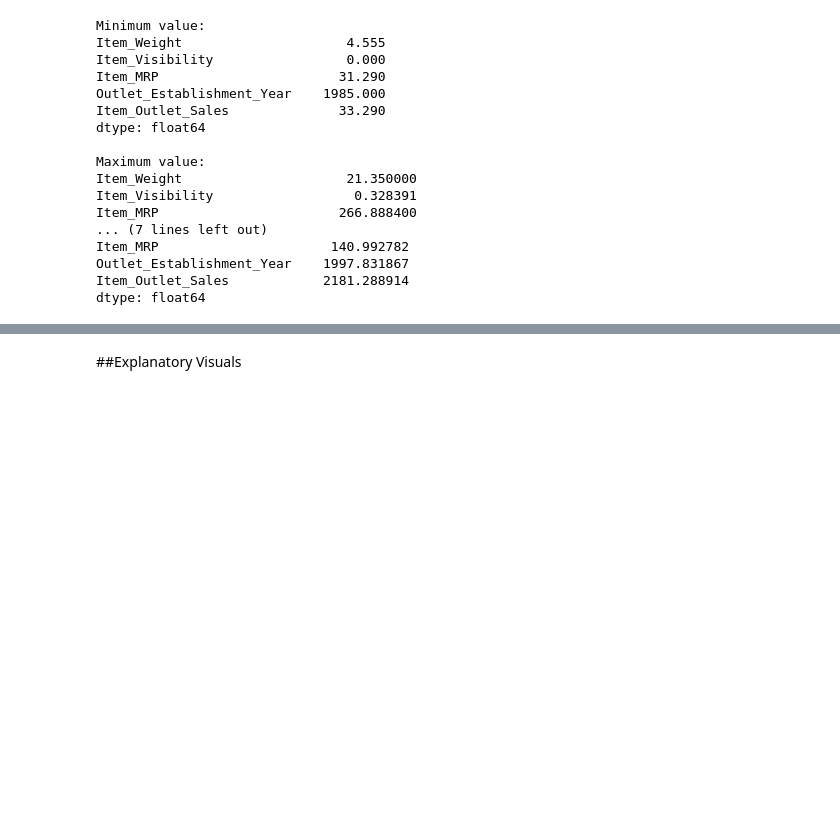
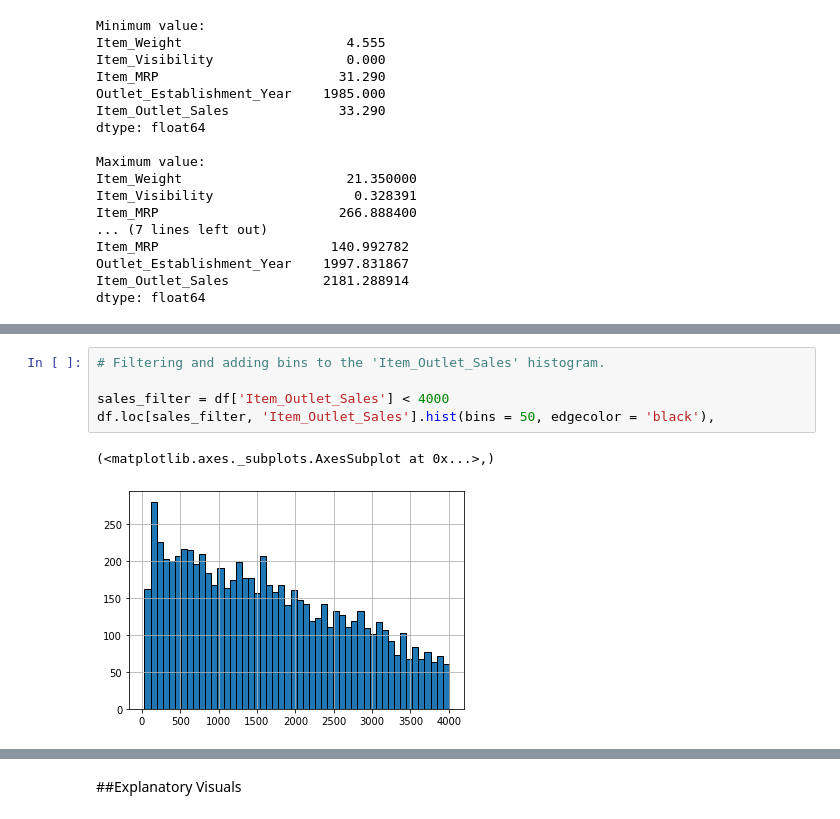
Before and after one commit to JLMuehlbauer/food-sales-prediction, a Jupyter notebook: Project_1_food_sales_predictions.ipynb, the cells around one changed output, grey strips where cells are left out. Cells and saved outputs as stored; diff of their text form; blank space fills up the shorter version.

```diff
--- a/Project_1_food_sales_predictions.ipynb
+++ b/Project_1_food_sales_predictions.ipynb
@@ -293,0 +361,8 @@ dtype: float64
+# %%
+# Filtering and adding bins to the 'Item_Outlet_Sales' histogram.
+
+sales_filter = df['Item_Outlet_Sales'] < 4000
+df.loc[sales_filter, 'Item_Outlet_Sales'].hist(bins = 50, edgecolor = 'black'),
+# %% [output]
+(<matplotlib.axes._subplots.AxesSubplot at 0x...>,)
+[figure, added]
```
Also changed, not shown: parts of 24 cells of this notebook.
